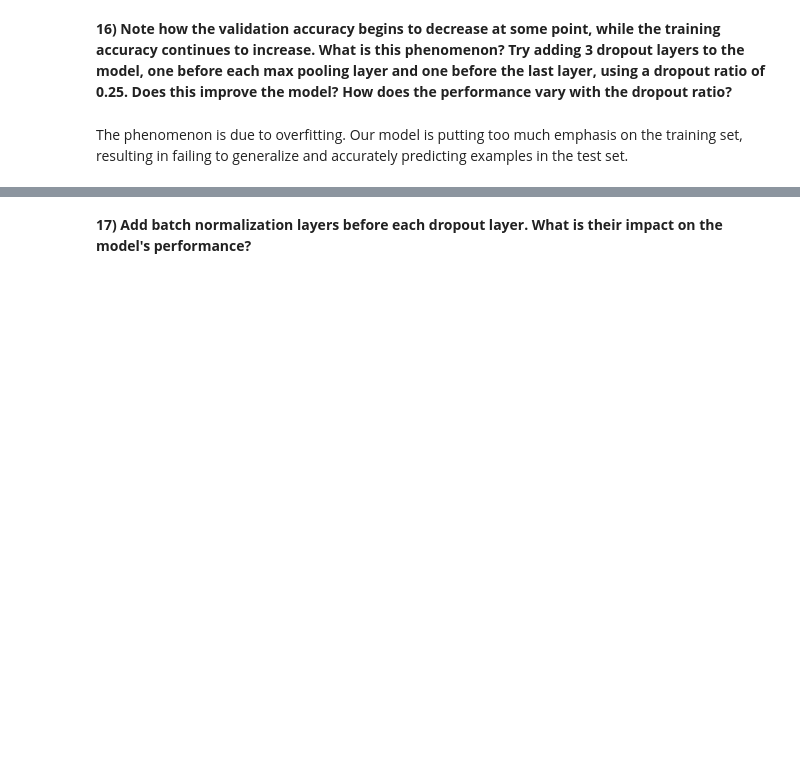
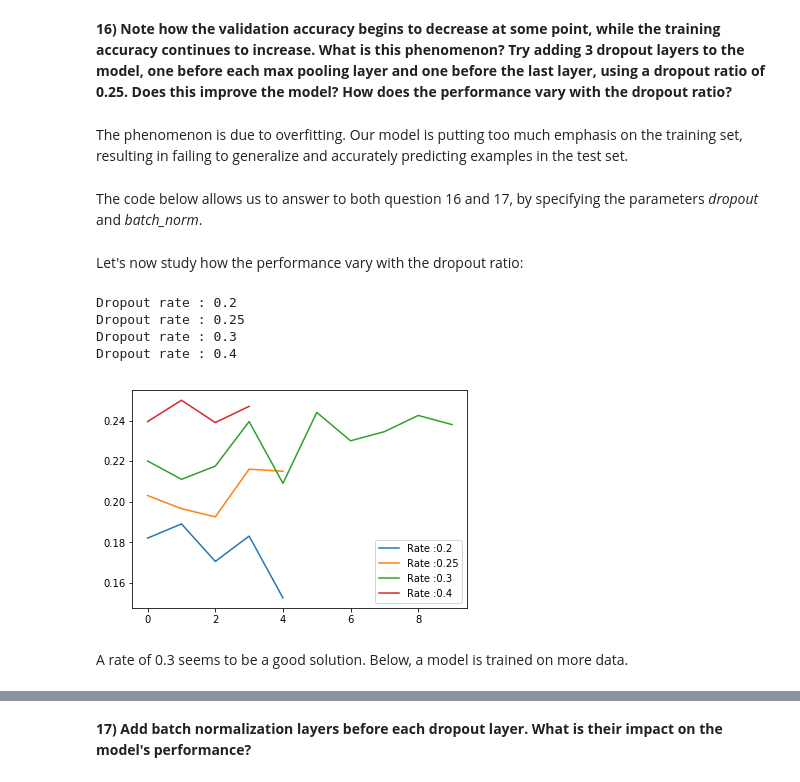
Before and after one commit to LeonardoNatale/CNN_CIFAR-10-dataset, a Jupyter notebook: Guillaume_notebook.ipynb, the cells around one changed output, grey strips where cells are left out. Cells and saved outputs as stored; diff of their text form; code cells hidden in the pictures; blank space fills up the shorter version.

```diff
--- a/Guillaume_notebook.ipynb
+++ b/Guillaume_notebook.ipynb
@@ -519,3 +543,5 @@ We can see that **the smaller the batch size, the better the accuracy**. We can
 **16) Note how the validation accuracy begins to decrease at some point, while the training accuracy continues to increase.  What is this phenomenon?  Try adding 3 dropout layers to the model, one before each max pooling layer and one before the last layer, using a dropout ratio of 0.25.  Does this improve the model? How does the performance vary with the dropout ratio?**
 # %% [markdown]
 The phenomenon is due to overfitting. Our model is putting too much emphasis on the training set, resulting in failing to generalize and accurately predicting examples in the test set.
+# %% [markdown]
+The code below allows us to answer to both question 16 and 17, by specifying the parameters *dropout* and *batch_norm*.
@@ -521,0 +605,25 @@ The phenomenon is due to overfitting. Our model is putting too much emphasis on
+# %% [markdown]
+Let's now study how the performance vary with the dropout ratio:
+# %%
+rates = [0.2, 0.25, 0.3, 0.4]
+for rate in rates:
+    cnn_dr = cnn_model(x_train.shape[1:], 10, dropout=True, rate=rate)
+    print('Dropout rate : ' + str(rate))
+    mod, hist = train_model(
+        cnn_mod,
+        x_train_norm[:10000, :],
+        y_train[:10000],
+        batch_size=bs,
+        verbose=0
+    )
+    plt.plot(hist.history['val_accuracy'],label='Rate :' + str(rate))
+plt.legend()
+plt.show()
+# %% [output]
+Dropout rate : 0.2
+Dropout rate : 0.25
+Dropout rate : 0.3
+Dropout rate : 0.4
+[figure, added]
+# %% [markdown]
+A rate of 0.3 seems to be a good solution. Below, a model is trained on more data.
```
Also changed, not shown: parts of 24 cells of this notebook, 1 other file.
